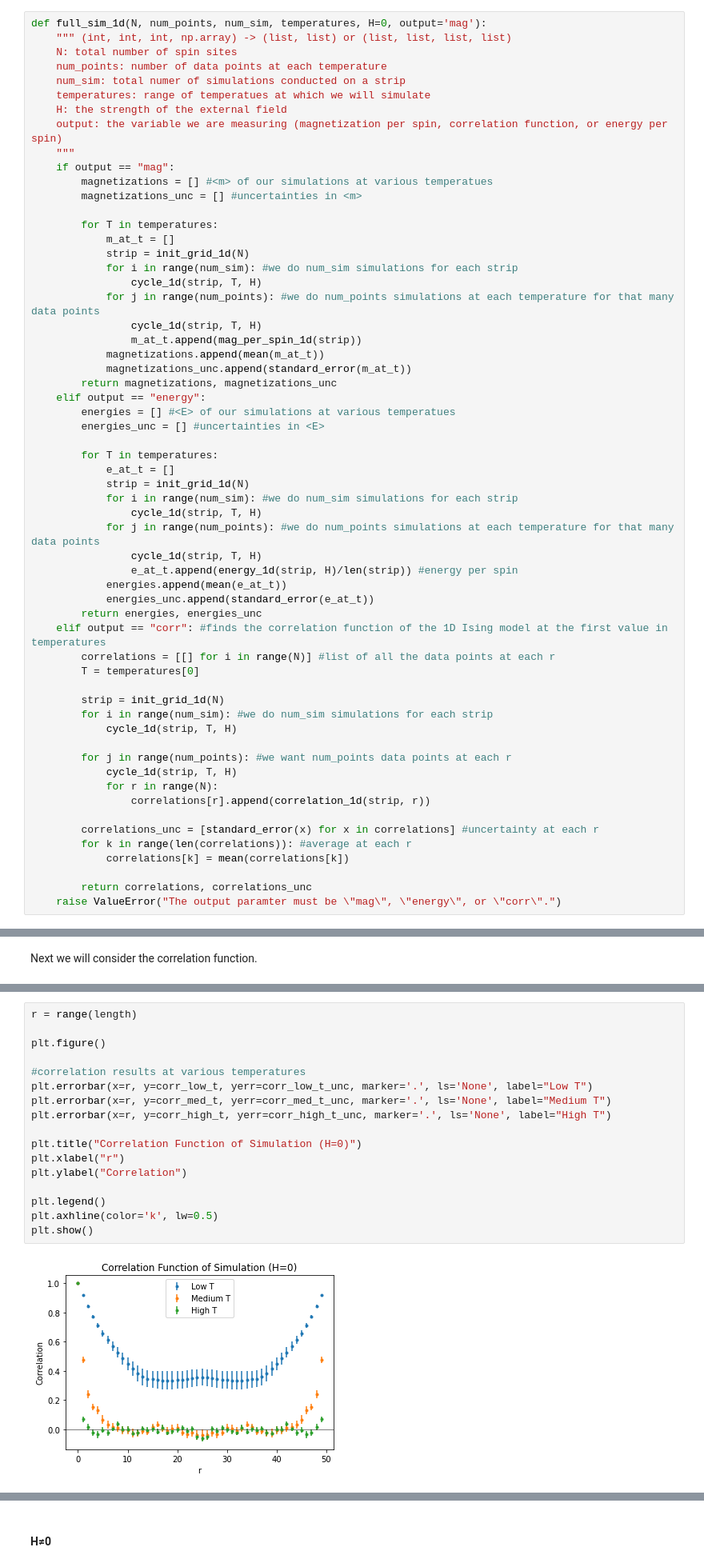
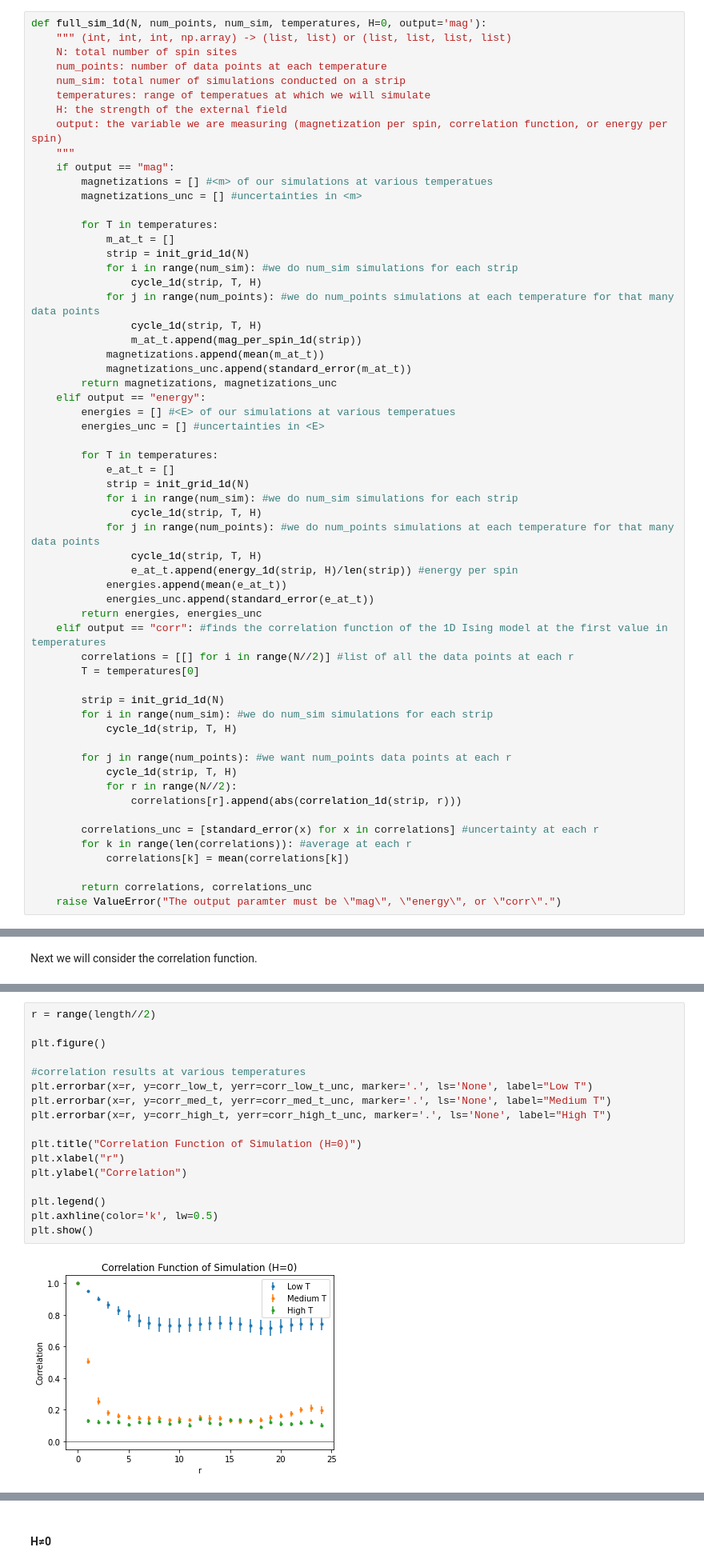
Before and after one commit to WillPugs/ising-model, a Jupyter notebook: ising_1d.ipynb, the cells around one changed output, grey strips where cells are left out. Shown at 80% size. Drawn from its saved outputs; the diff is of its cells as text.

Commit message:
Lowered max correlation length in 1D

```diff
--- a/ising_1d.ipynb
+++ b/ising_1d.ipynb
@@ -317,7 +317,7 @@ def full_sim_1d(N, num_points, num_sim, temperatures, H=0, output='mag'):
             energies_unc.append(standard_error(e_at_t))
         return energies, energies_unc
     elif output == "corr": #finds the correlation function of the 1D Ising model at the first value in temperatures
-        correlations = [[] for i in range(N)] #list of all the data points at each r
+        correlations = [[] for i in range(N//2)] #list of all the data points at each r
         T = temperatures[0]
 
         strip = init_grid_1d(N)
@@ -326,8 +326,8 @@ def full_sim_1d(N, num_points, num_sim, temperatures, H=0, output='mag'):
 
         for j in range(num_points): #we want num_points data points at each r
             cycle_1d(strip, T, H)
-            for r in range(N):
-                correlations[r].append(correlation_1d(strip, r))
+            for r in range(N//2):
+                correlations[r].append(abs(correlation_1d(strip, r)))
 
         correlations_unc = [standard_error(x) for x in correlations] #uncertainty at each r
         for k in range(len(correlations)): #average at each r
@@ -445,24 +445,24 @@ corr_low_t, corr_low_t_unc = full_sim_1d(length, num_points, num_sim, [0.1], out
 corr_med_t, corr_med_t_unc = full_sim_1d(length, num_points, num_sim, [1], output="corr")
 corr_high_t, corr_high_t_unc = full_sim_1d(length, num_points, num_sim, [10], output="corr")
 # %%
-r = range(length)
+r = range(length//2)
 
 plt.figure()
 
 #correlation results at various temperatures
 plt.errorbar(x=r, y=corr_low_t, yerr=corr_low_t_unc, marker='.', ls='None', label="Low T")
 plt.errorbar(x=r, y=corr_med_t, yerr=corr_med_t_unc, marker='.', ls='None', label="Medium T")
 plt.errorbar(x=r, y=corr_high_t, yerr=corr_high_t_unc, marker='.', ls='None', label="High T")
 
 plt.title("Correlation Function of Simulation (H=0)")
 plt.xlabel("r")
 plt.ylabel("Correlation")
 
 plt.legend()
 plt.axhline(color='k', lw=0.5)
 plt.show()
 # %% [output]
-[figure, old version]
+[figure, new version]
 # %% [markdown]
 The expected value of the correlation function is:
 
```
Also changed, not shown: parts of 4 cells of this notebook.
